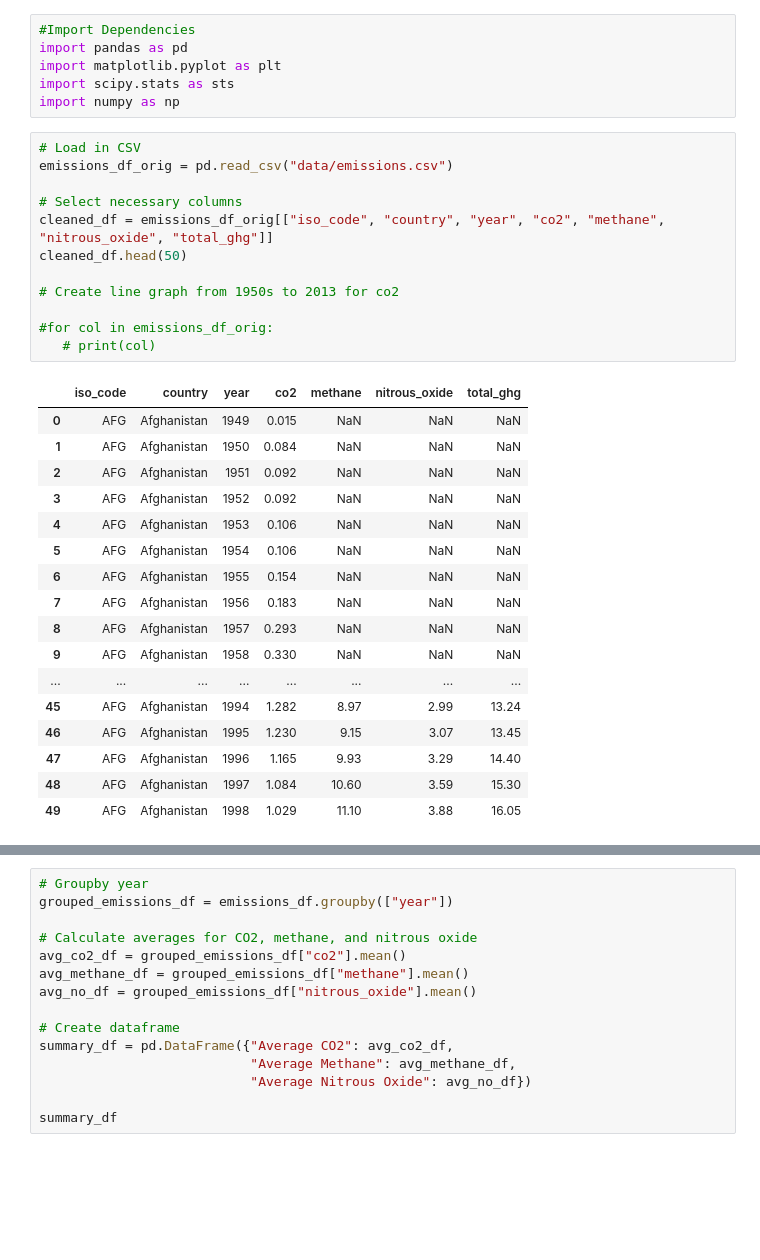
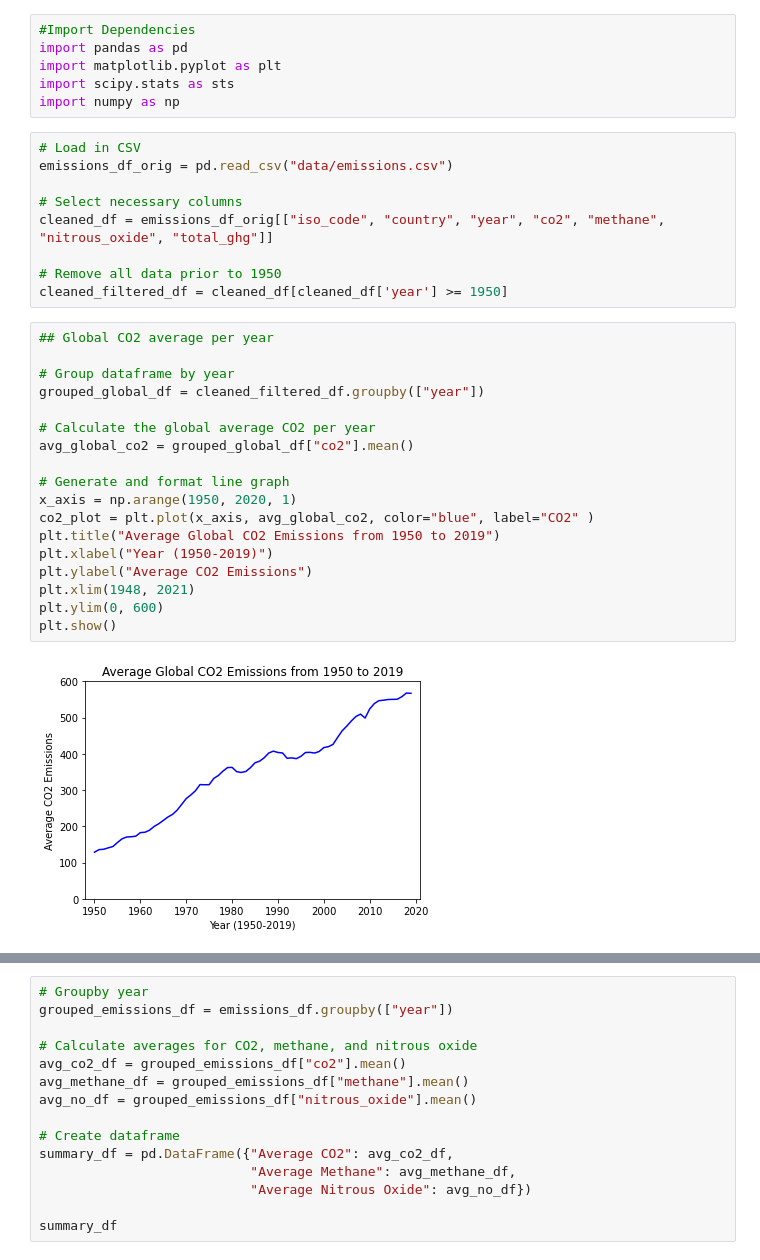
Before and after one commit to moriahtaylor1/climate-change-analysis, a Jupyter notebook: Emissions_Q2.ipynb, the cells around one changed output, grey strips where cells are left out. Cells and saved outputs as stored; diff of their text form; blank space fills up the shorter version.

Commit message:
Adding code and graphs for global co2 and co2 by country

```diff
--- a/Emissions_Q2.ipynb
+++ b/Emissions_Q2.ipynb
@@ -10,27 +10,26 @@ emissions_df_orig = pd.read_csv("data/emissions.csv")
 
 # Select necessary columns
 cleaned_df = emissions_df_orig[["iso_code", "country", "year", "co2", "methane", "nitrous_oxide", "total_ghg"]]
-cleaned_df.head(50)
 
-# Create line graph from 1950s to 2013 for co2
-
-#for col in emissions_df_orig:
-   # print(col)
+# Remove all data prior to 1950
+cleaned_filtered_df = cleaned_df[cleaned_df['year'] >= 1950]
-# %% [output]
-|  | iso_code | country | year | co2 | methane | nitrous_oxide | total_ghg |
-| 0 | AFG | Afghanistan | 1949 | 0.015 | NaN | NaN | NaN |
-| 1 | AFG | Afghanistan | 1950 | 0.084 | NaN | NaN | NaN |
-| 2 | AFG | Afghanistan | 1951 | 0.092 | NaN | NaN | NaN |
-| 3 | AFG | Afghanistan | 1952 | 0.092 | NaN | NaN | NaN |
-| 4 | AFG | Afghanistan | 1953 | 0.106 | NaN | NaN | NaN |
-| 5 | AFG | Afghanistan | 1954 | 0.106 | NaN | NaN | NaN |
-| 6 | AFG | Afghanistan | 1955 | 0.154 | NaN | NaN | NaN |
-| 7 | AFG | Afghanistan | 1956 | 0.183 | NaN | NaN | NaN |
-| 8 | AFG | Afghanistan | 1957 | 0.293 | NaN | NaN | NaN |
-| 9 | AFG | Afghanistan | 1958 | 0.330 | NaN | NaN | NaN |
-| ... | ... | ... | ... | ... | ... | ... | ... |
-| 45 | AFG | Afghanistan | 1994 | 1.282 | 8.97 | 2.99 | 13.24 |
-| 46 | AFG | Afghanistan | 1995 | 1.230 | 9.15 | 3.07 | 13.45 |
-| 47 | AFG | Afghanistan | 1996 | 1.165 | 9.93 | 3.29 | 14.40 |
-| 48 | AFG | Afghanistan | 1997 | 1.084 | 10.60 | 3.59 | 15.30 |
-| 49 | AFG | Afghanistan | 1998 | 1.029 | 11.10 | 3.88 | 16.05 |
+# %%
+## Global CO2 average per year
+
+# Group dataframe by year
+grouped_global_df = cleaned_filtered_df.groupby(["year"])
+
+# Calculate the global average CO2 per year
+avg_global_co2 = grouped_global_df["co2"].mean()
+
+# Generate and format line graph
+x_axis = np.arange(1950, 2020, 1)
+co2_plot = plt.plot(x_axis, avg_global_co2, color="blue", label="CO2" )
+plt.title("Average Global CO2 Emissions from 1950 to 2019")
+plt.xlabel("Year (1950-2019)")
+plt.ylabel("Average CO2 Emissions")
+plt.xlim(1948, 2021)
+plt.ylim(0, 600)
+plt.show()
+# %% [output]
+[figure, added]
```
Also changed, not shown: parts of 3 cells of this notebook.
